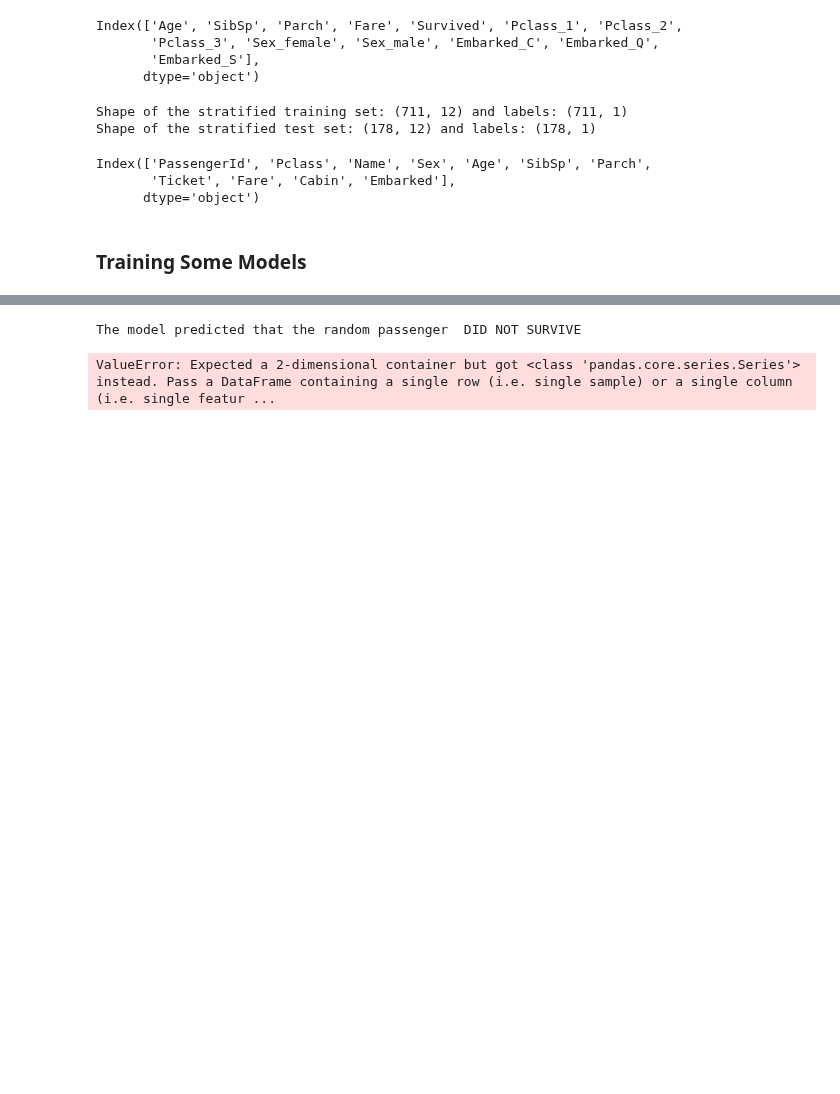
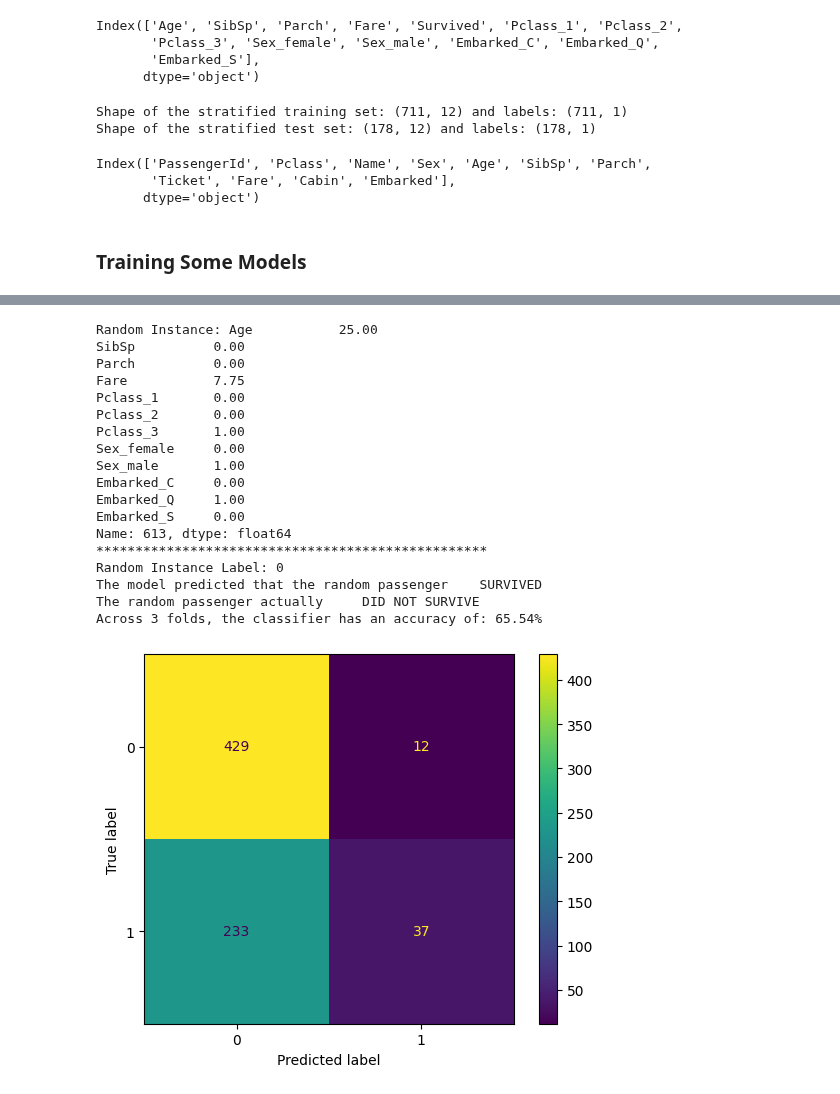
Before and after one commit to TevinAchong/hands-on-ml, a Jupyter notebook: chapter_03/titanic.ipynb, the cells around one changed output, grey strips where cells are left out. Cells and saved outputs as stored; diff of their text form; code cells hidden in the pictures; blank space fills up the shorter version.

Commit message:
trained a sgd classifier

```diff
--- a/chapter_03/titanic.ipynb
+++ b/chapter_03/titanic.ipynb
@@ -506,8 +506,43 @@ Index(['PassengerId', 'Pclass', 'Name', 'Sex', 'Age', 'SibSp', 'Parch',
       dtype='object')
 # %% [markdown]
 ### Training Some Models
+# %%
+from sklearn.model_selection import cross_val_score
+from sklearn.model_selection import cross_val_predict
+from sklearn.metrics import confusion_matrix
+from sklearn.metrics import ConfusionMatrixDisplay
+
+def titanic_model_quick_check(dataset, labels, instance_idx, untrained_classifier):
+    untrained_classifier.fit(dataset, labels["Survived"])
+
+    print(f"Random Instance: {dataset.iloc[instance_idx]}")
+    print('*'*50)
+    print(f"Random Instance Label: {labels.iloc[instance_idx]['Survived']}")
+
+    # Testing if the model can correctly predict a random passenger's survival
+    print(f"The model predicted that the random passenger\
+    {'SURVIVED' if untrained_classifier.predict([dataset.iloc[instance_idx]]) == False else 'DID NOT SURVIVE'}")
+
+    print(f"The random passenger actually \
+    {'SURVIVED' if labels.iloc[instance_idx]['Survived'] == 1 else 'DID NOT SURVIVE'}")
+
+    # Gauging the accuracy of the SVM vs the SGD classifier
+    cv = 3
+    cross_val = cross_val_score(
+        untrained_classifier, dataset,
+        labels["Survived"], cv=cv, scoring="accuracy"
+    )
+    print(f"Across {cv} folds, the classifier has an accuracy of: {round(cross_val.mean() * 100, 2)}%")
+
+    # cross_val_predict returns the PREDICTIONS made on each fold (instead of the score)
+    titanic_predictions = cross_val_predict(
+        untrained_classifier, dataset,
+        labels["Survived"], cv=3
+    )
+
+    ConfusionMatrixDisplay.from_predictions(df_strat_train_labels, titanic_predictions)
+    plt.show()
 # %%
 from sklearn.linear_model import SGDClassifier
 
 sgd_clf = SGDClassifier(random_state=42)
-sgd_clf.fit(df_strat_train_set, df_strat_train_labels)
@@ -534,11 +549,25 @@ Name: 82, dtype: float64
-# %%
-
-# Testing if the model can correctly predict a random passenger's survival
-print(f"The model predicted that the random passenger\
- {'SURVIVED' if sgd_clf.predict([df_strat_train_set.iloc[rand_idx]]) == False else 'DID NOT SURVIVE'}")
-
-print(f"The random passenger actually \
- {'SURVIVED' if sgd_clf.predict(df_strat_train_labels.iloc[rand_idx]) == False else 'DID NOT SURVIVE'}")
-# %% [output]
-The model predicted that the random passenger  DID NOT SURVIVE
-ValueError: Expected a 2-dimensional container but got <class 'pandas.core.series.Series'> instead. Pass a DataFrame containing a single row (i.e. single sample) or a single column (i.e. single featur ...
+# %%
+titanic_model_quick_check(
+    df_strat_train_set, df_strat_train_labels,
+    np.random.randint(len(df_strat_train_set)), sgd_clf
+)
+# %% [output]
+Random Instance: Age           25.00
+SibSp          0.00
+Parch          0.00
+Fare           7.75
+Pclass_1       0.00
+Pclass_2       0.00
+Pclass_3       1.00
+Sex_female     0.00
+Sex_male       1.00
+Embarked_C     0.00
+Embarked_Q     1.00
+Embarked_S     0.00
+Name: 613, dtype: float64
+**************************************************
+Random Instance Label: 0
+The model predicted that the random passenger    SURVIVED
+The random passenger actually     DID NOT SURVIVE
+Across 3 folds, the classifier has an accuracy of: 65.54%
+[figure, added]
```
Also changed, not shown: parts of 4 cells of this notebook, 1 other file.
